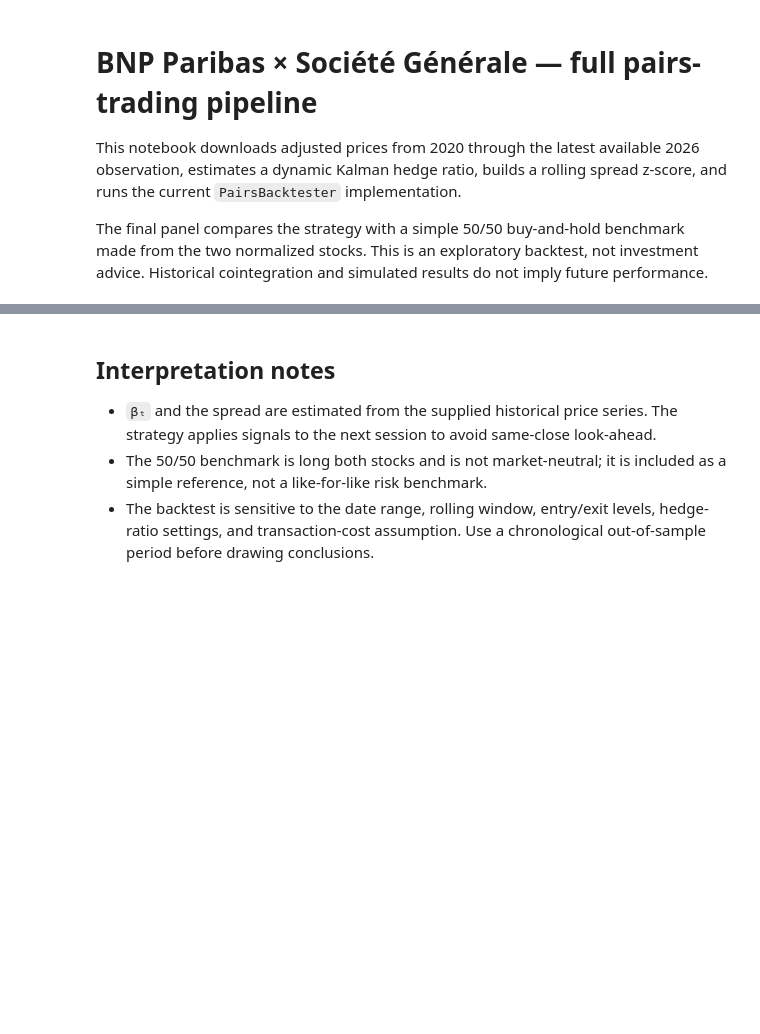
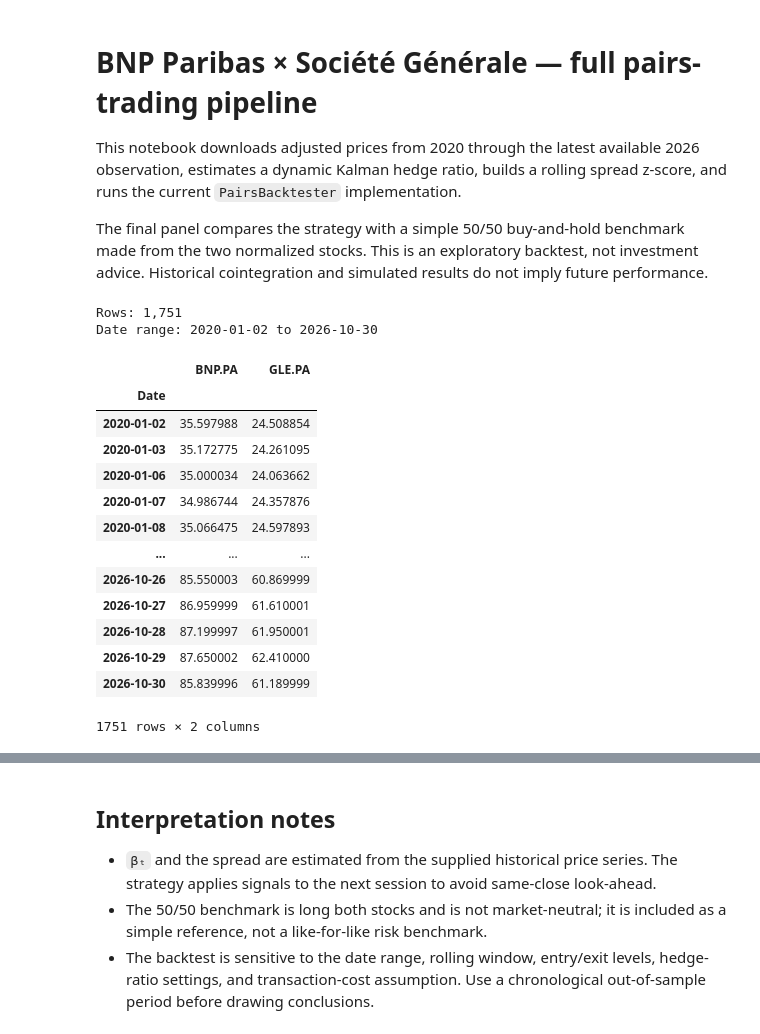
Before and after one commit to miottilorenzo16-png/ai-week, a Jupyter notebook: notebooks/full_pairs_pipeline.ipynb, the cells around one changed output, grey strips where cells are left out. Drawn from its saved outputs; the diff is of its cells as text; code cells hidden in the pictures; blank space fills up the shorter version.

```diff
--- a/notebooks/full_pairs_pipeline.ipynb
+++ b/notebooks/full_pairs_pipeline.ipynb
@@ -23,15 +23,32 @@ from src.backtest import PairsBacktester
 # %%
 # yfinance uses an exclusive end date; 2026-12-31 lets the request include
 # all available observations through 2026, even when run before year-end.
 prices = download_adjusted_closes(
     start="2020-01-01",
     end="2026-12-31",
     tickers=("BNP.PA", "GLE.PA"),
 )
 prices = prices.dropna().sort_index()
 print(f"Rows: {len(prices):,}")
 print(f"Date range: {prices.index.min().date()} to {prices.index.max().date()}")
-prices.tail()
+prices
+# %% [output]
+Rows: 1,751
+Date range: 2020-01-02 to 2026-10-30
+|  | BNP.PA | GLE.PA |
+| Date |  |  |
+| 2020-01-02 | 35.597988 | 24.508854 |
+| 2020-01-03 | 35.172775 | 24.261095 |
+| 2020-01-06 | 35.000034 | 24.063662 |
+| 2020-01-07 | 34.986744 | 24.357876 |
+| 2020-01-08 | 35.066475 | 24.597893 |
+| ... | ... | ... |
+| 2026-10-26 | 85.550003 | 60.869999 |
+| 2026-10-27 | 86.959999 | 61.610001 |
+| 2026-10-28 | 87.199997 | 61.950001 |
+| 2026-10-29 | 87.650002 | 62.410000 |
+| 2026-10-30 | 85.839996 | 61.189999 |
+1751 rows × 2 columns
 # %%
 # Dynamic hedge ratio and residual spread, estimated from adjusted price levels.
 kalman_state = kalman_hedge_ratio(
```
Also changed, not shown: parts of 2 cells of this notebook.
